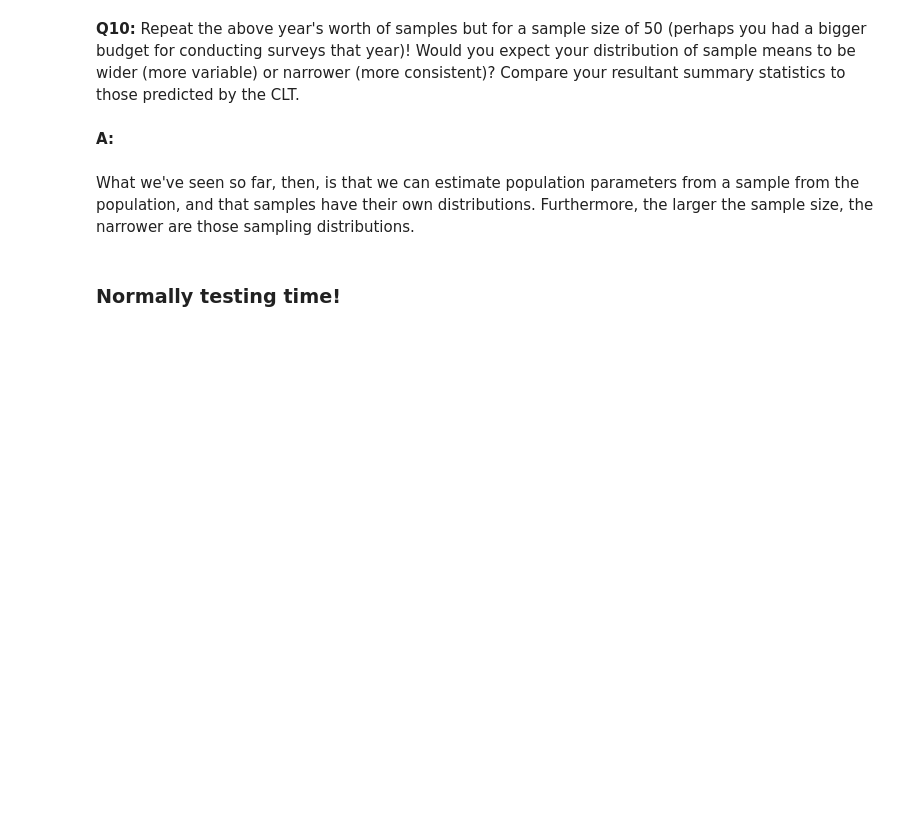
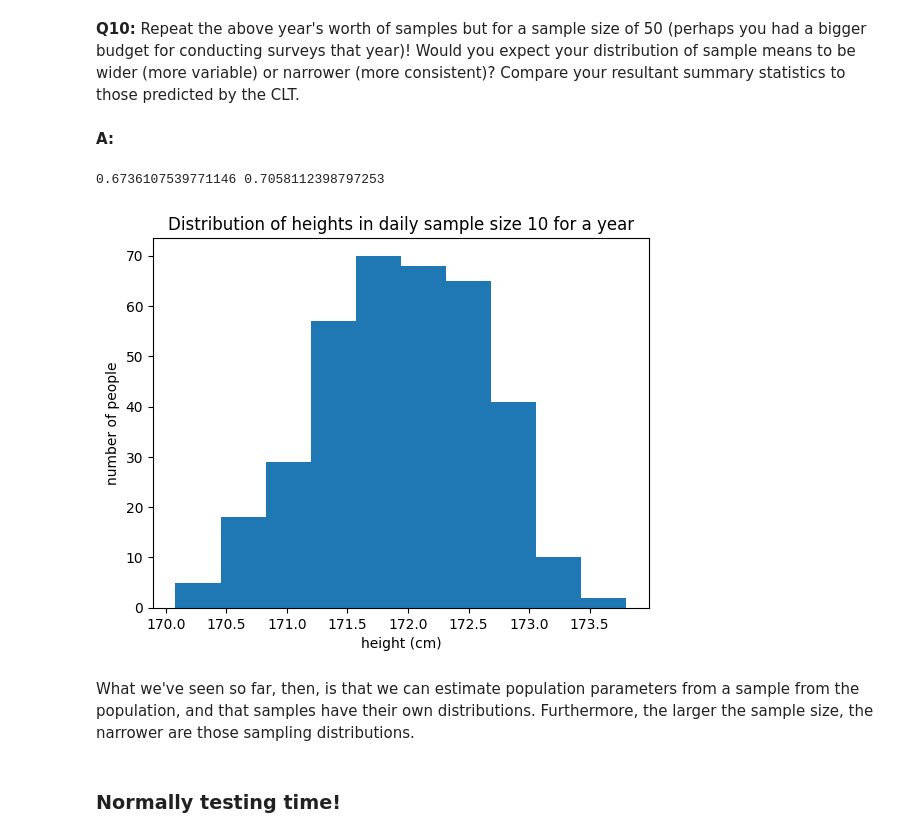
Before and after one commit to pascal-inboxes1b/springboard2, a Jupyter notebook: Frequentist Inference/Frequentist Inference Case Study - Part A.ipynb, the cells around one changed output. Saved outputs shown, nothing was run; the diff lists cells and outputs as text; code cells hidden in the pictures; blank space fills up the shorter version.

```diff
--- a/Frequentist Inference/Frequentist Inference Case Study - Part A.ipynb
+++ b/Frequentist Inference/Frequentist Inference Case Study - Part A.ipynb
@@ -220,8 +284,22 @@ __Q10:__ Repeat the above year's worth of samples but for a sample size of 50 (p
 # %% [markdown]
 __A:__
 # %%
+bigger_daily_sample_mean = []
 seed(47)
 # calculate daily means from the larger sample size here
+for i in range(365):
+    bigger_daily_sample_mean.append(np.mean(townsfolk_sampler(50)))
+
+print(np.std(bigger_daily_sample_mean), np.std(pop_heights) / np.sqrt(50))
+# %% [output]
+0.6736107539771146 0.7058112398797253
+# %%
+_ = plt.hist(bigger_daily_sample_mean, bins=10)
+_ = plt.xlabel('height (cm)')
+_ = plt.ylabel('number of people')
+_ = plt.title('Distribution of heights in daily sample size 10 for a year')
+# %% [output]
+[figure, added]
 # %% [markdown]
 What we've seen so far, then, is that we can estimate population parameters from a sample from the population, and that samples have their own distributions. Furthermore, the larger the sample size, the narrower are those sampling distributions.
 # %% [markdown]
```
Also changed, not shown: parts of 42 cells of this notebook.
